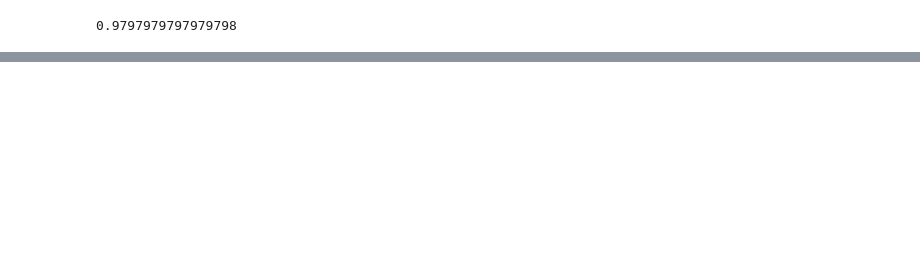
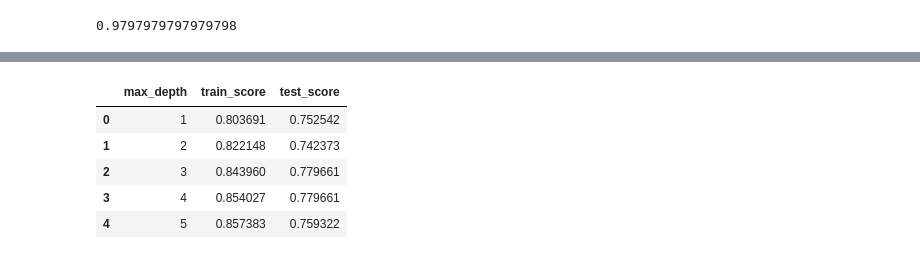
Before and after one commit to MinyaevAndrey/MYPETS, a Jupyter notebook: Titanic.ipynb, the cells around one changed output, grey strips where cells are left out. Cells and saved outputs as stored; diff of their text form; code cells hidden in the pictures; blank space fills up the shorter version.

```diff
--- a/Titanic.ipynb
+++ b/Titanic.ipynb
@@ -95,0 +107,9 @@ clf.score(X_test, y_test)
+# %%
+scores_data.head()
+# %% [output]
+|  | max_depth | train_score | test_score |
+| 0 | 1 | 0.803691 | 0.752542 |
+| 1 | 2 | 0.822148 | 0.742373 |
+| 2 | 3 | 0.843960 | 0.779661 |
+| 3 | 4 | 0.854027 | 0.779661 |
+| 4 | 5 | 0.857383 | 0.759322 |
```
Also changed, not shown: parts of 8 cells of this notebook.
